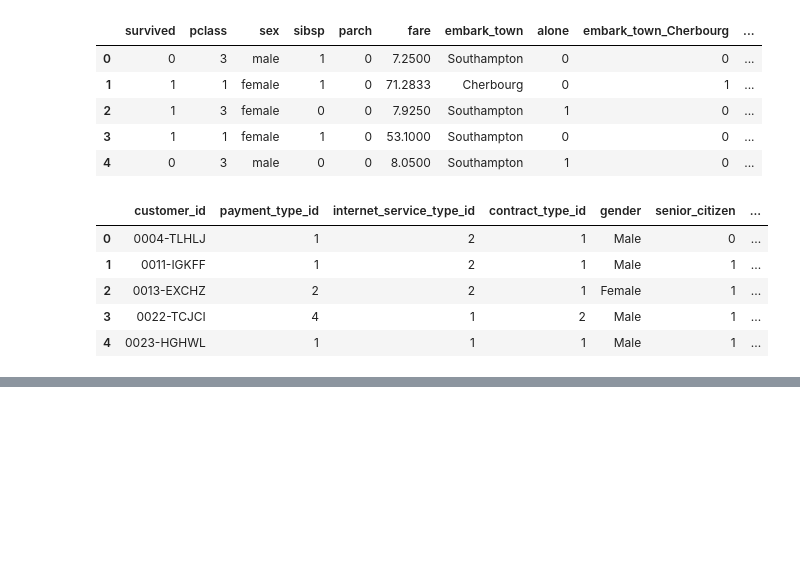
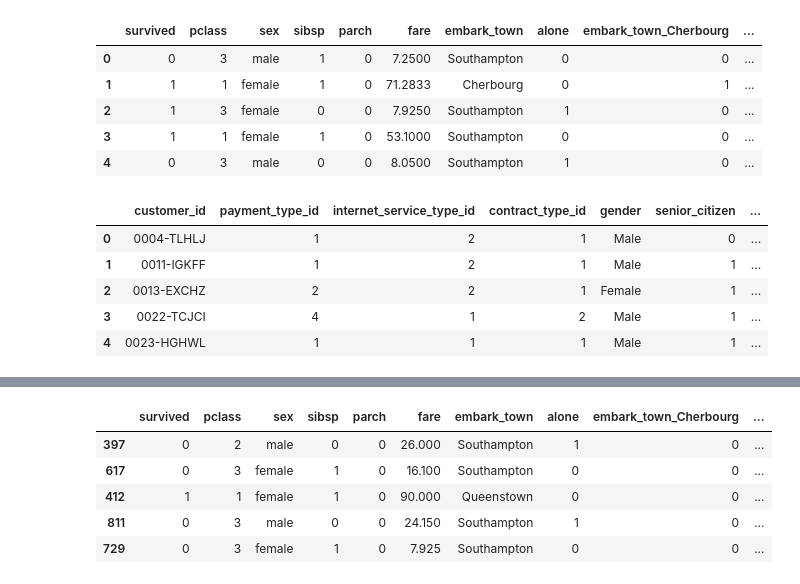
Before and after one commit to Andy-Jensen/classification-exercises, a Jupyter notebook: classification_exercises.ipynb, the cells around one changed output, grey strips where cells are left out. Cells and saved outputs as stored; diff of their text form; code cells hidden in the pictures; blank space fills up the shorter version.

```diff
--- a/classification_exercises.ipynb
+++ b/classification_exercises.ipynb
@@ -475,0 +649,9 @@ telco.drop(columns=['customer_id', 'contract_type_id', 'payment_type_id'], inpla
+# %%
+titan_validate.head()
+# %% [output]
+|  | survived | pclass | sex | sibsp | parch | fare | embark_town | alone | embark_town_Cherbourg | ... |
+| 397 | 0 | 2 | male | 0 | 0 | 26.000 | Southampton | 1 | 0 | ... |
+| 617 | 0 | 3 | female | 1 | 0 | 16.100 | Southampton | 0 | 0 | ... |
+| 412 | 1 | 1 | female | 1 | 0 | 90.000 | Queenstown | 0 | 0 | ... |
+| 811 | 0 | 3 | male | 0 | 0 | 24.150 | Southampton | 1 | 0 | ... |
+| 729 | 0 | 3 | female | 1 | 0 | 7.925 | Southampton | 0 | 0 | ... |
```
Also changed, not shown: parts of 24 cells of this notebook, 1 other file.
